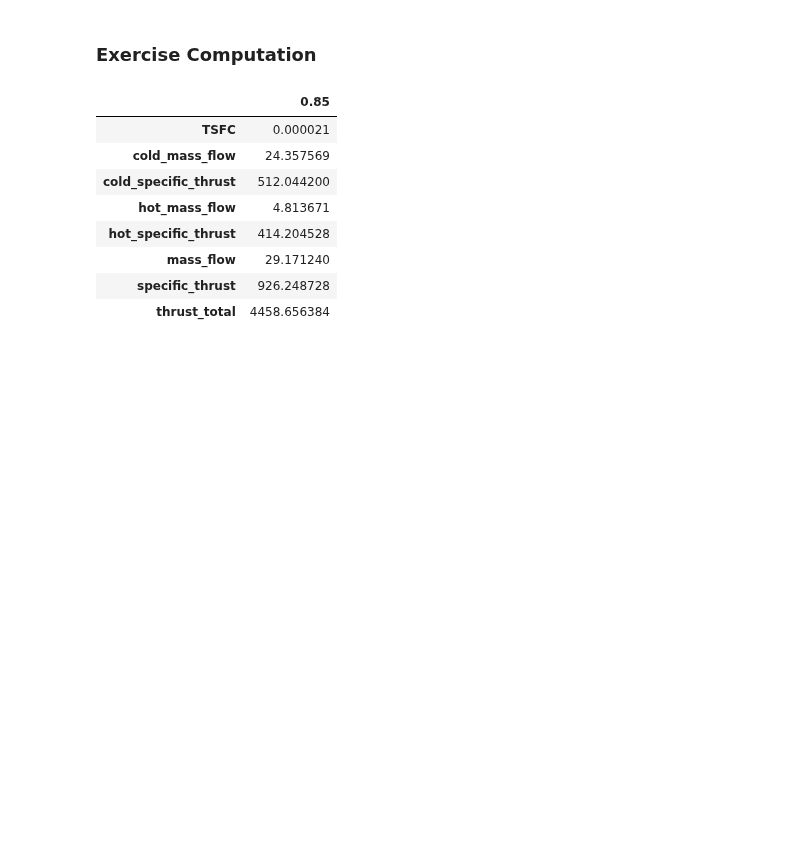
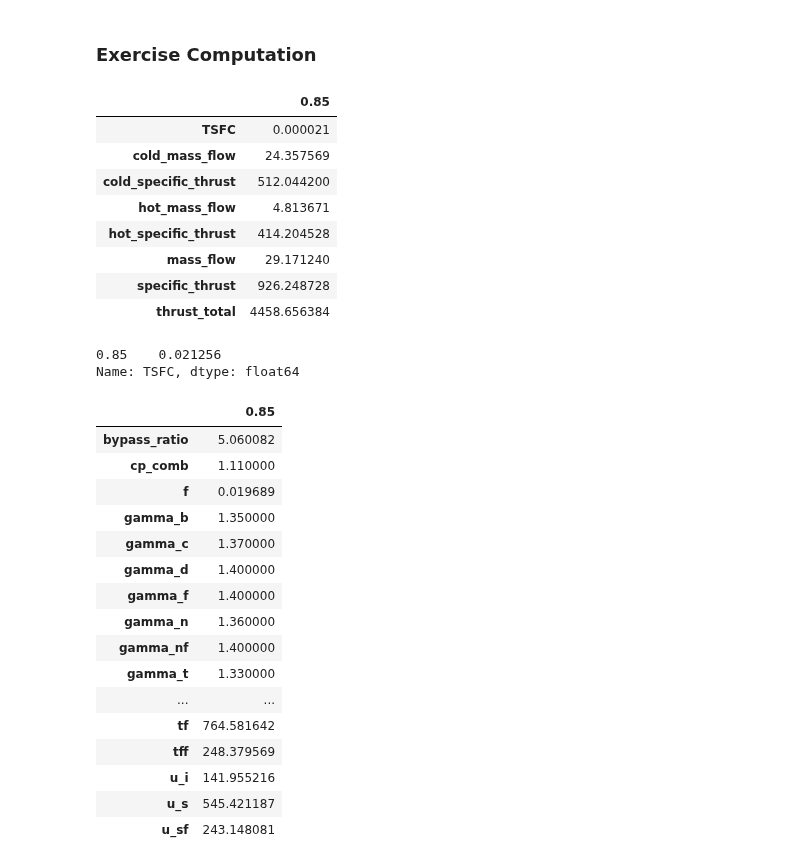
Before and after one commit to jonasdegrave/gas-turbine, a Jupyter notebook: notebook_course_examples.ipynb, the cells around one changed output. Drawn from its saved outputs; the diff is of its cells as text; code cells hidden in the pictures; blank space fills up the shorter version.

```diff
--- a/notebook_course_examples.ipynb
+++ b/notebook_course_examples.ipynb
@@ -746,3 +733,28 @@ performance_results1
 | mass_flow | 29.171240 |
 | specific_thrust | 926.248728 |
 | thrust_total | 4458.656384 |
+# %%
+performance_results1.loc['TSFC']*1000
+# %% [output]
+0.85    0.021256
+Name: TSFC, dtype: float64
+# %%
+thermodynamic_results1
+# %% [output]
+|  | 0.85 |
+| bypass_ratio | 5.060082 |
+| cp_comb | 1.110000 |
+| f | 0.019689 |
+| gamma_b | 1.350000 |
+| gamma_c | 1.370000 |
+| gamma_d | 1.400000 |
+| gamma_f | 1.400000 |
+| gamma_n | 1.360000 |
+| gamma_nf | 1.400000 |
+| gamma_t | 1.330000 |
+| ... | ... |
+| tf | 764.581642 |
+| tff | 248.379569 |
+| u_i | 141.955216 |
+| u_s | 545.421187 |
+| u_sf | 243.148081 |
```
Also changed, not shown: parts of 6 cells of this notebook, 2 other files.
